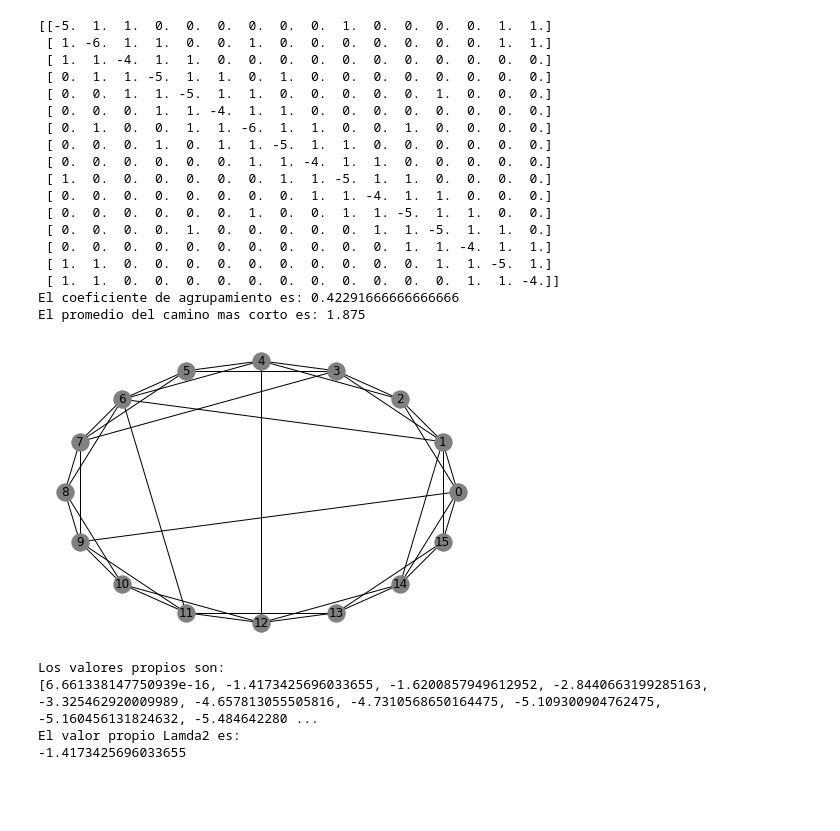
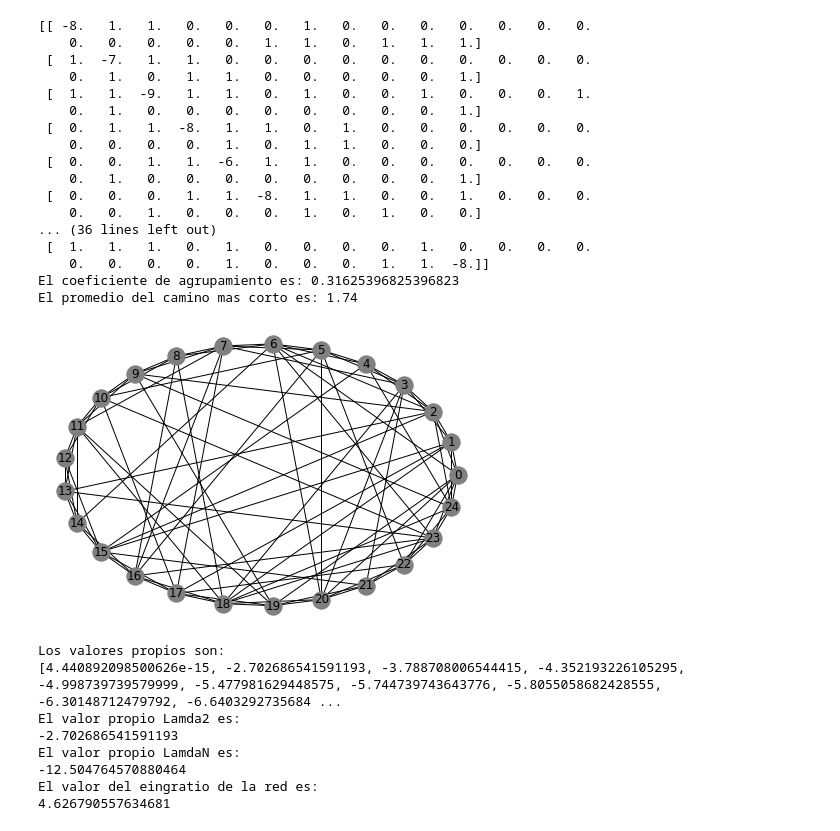
Before and after one commit to ErnestoCisnero/Probando-NetworkX-Tesis-Maestria, a Jupyter notebook: newman-watts-strogatz.ipynb, the cells around one changed output. Saved outputs shown, nothing was run; the diff lists cells and outputs as text; code cells hidden in the pictures; blank space fills up the shorter version.

Commit message:
con eingratio

```diff
--- a/newman-watts-strogatz.ipynb
+++ b/newman-watts-strogatz.ipynb
@@ -21,49 +22,61 @@ def matriz_acoplaminento(G):
                 #ma[nodo,i] = -1
     return ma
 # %%
-n, k = 16, 2
-p = 0.2
+n, k = 25, 2
+p = 0.9
 G = nx.newman_watts_strogatz_graph(n,2*k,p)
 clustering = nx.algorithms.average_clustering(G)
 shorestPath = nx.average_shortest_path_length(G)
 ma = matriz_acoplaminento(G)
+#ma = -nx.laplacian_matrix(G).toarray()
 scipy.io.savemat('c:/Users/Administrador/Documents/1MyStuffs/Master_FIME/TESIS/codigos/osciladores-Matlab/MatAcop.mat', mdict={'arr': ma})
 print(ma)
 print("El coeficiente de agrupamiento es:",clustering)
 print("El promedio del camino mas corto es:",shorestPath)
 
 nx.draw_circular(G,**opts)
 plt.show()
+
+
+#Calculo de los valores propios de la matriz de acoplamiento
+vp = np.linalg.eigvals(ma)
+vp = sorted(vp,reverse=True)
+print("Los valores propios son:")
+print(vp)
+print("El valor propio Lamda2 es:")
+print(vp[1])
+
+print("El valor propio LamdaN es:")
+print(vp[n-1])
+
+#Calculo del metodo eingratio para sincronizabilidad
+eingratio = vp[n-1]/vp[1]
+print("El valor del eingratio de la red es:")
+print(eingratio)
 # %% [output]
-[[-5.  1.  1.  0.  0.  0.  0.  0.  0.  1.  0.  0.  0.  0.  1.  1.]
- [ 1. -6.  1.  1.  0.  0.  1.  0.  0.  0.  0.  0.  0.  0.  1.  1.]
- [ 1.  1. -4.  1.  1.  0.  0.  0.  0.  0.  0.  0.  0.  0.  0.  0.]
- [ 0.  1.  1. -5.  1.  1.  0.  1.  0.  0.  0.  0.  0.  0.  0.  0.]
- [ 0.  0.  1.  1. -5.  1.  1.  0.  0.  0.  0.  0.  1.  0.  0.  0.]
- [ 0.  0.  0.  1.  1. -4.  1.  1.  0.  0.  0.  0.  0.  0.  0.  0.]
- [ 0.  1.  0.  0.  1.  1. -6.  1.  1.  0.  0.  1.  0.  0.  0.  0.]
- [ 0.  0.  0.  1.  0.  1.  1. -5.  1.  1.  0.  0.  0.  0.  0.  0.]
- [ 0.  0.  0.  0.  0.  0.  1.  1. -4.  1.  1.  0.  0.  0.  0.  0.]
- [ 1.  0.  0.  0.  0.  0.  0.  1.  1. -5.  1.  1.  0.  0.  0.  0.]
- [ 0.  0.  0.  0.  0.  0.  0.  0.  1.  1. -4.  1.  1.  0.  0.  0.]
- [ 0.  0.  0.  0.  0.  0.  1.  0.  0.  1.  1. -5.  1.  1.  0.  0.]
- [ 0.  0.  0.  0.  1.  0.  0.  0.  0.  0.  1.  1. -5.  1.  1.  0.]
- [ 0.  0.  0.  0.  0.  0.  0.  0.  0.  0.  0.  1.  1. -4.  1.  1.]
- [ 1.  1.  0.  0.  0.  0.  0.  0.  0.  0.  0.  0.  1.  1. -5.  1.]
- [ 1.  1.  0.  0.  0.  0.  0.  0.  0.  0.  0.  0.  0.  1.  1. -4.]]
-El coeficiente de agrupamiento es: 0.42291666666666666
-El promedio del camino mas corto es: 1.875
+[[ -8.   1.   1.   0.   0.   0.   1.   0.   0.   0.   0.   0.   0.   0.
+    0.   0.   0.   0.   0.   1.   1.   0.   1.   1.   1.]
+ [  1.  -7.   1.   1.   0.   0.   0.   0.   0.   0.   0.   0.   0.   0.
+    0.   1.   0.   1.   1.   0.   0.   0.   0.   0.   1.]
+ [  1.   1.  -9.   1.   1.   0.   1.   0.   0.   1.   0.   0.   0.   1.
+    0.   1.   0.   0.   0.   0.   0.   0.   0.   0.   1.]
+ [  0.   1.   1.  -8.   1.   1.   0.   1.   0.   0.   0.   0.   0.   0.
+    0.   0.   0.   0.   1.   0.   1.   1.   0.   0.   0.]
+ [  0.   0.   1.   1.  -6.   1.   1.   0.   0.   0.   0.   0.   0.   0.
+    0.   1.   0.   0.   0.   0.   0.   0.   0.   0.   1.]
+ [  0.   0.   0.   1.   1.  -8.   1.   1.   0.   0.   1.   0.   0.   0.
+    0.   0.   1.   0.   0.   0.   1.   0.   1.   0.   0.]
+... (36 lines left out)
+ [  1.   1.   1.   0.   1.   0.   0.   0.   0.   1.   0.   0.   0.   0.
+    0.   0.   0.   0.   1.   0.   0.   0.   1.   1.  -8.]]
+El coeficiente de agrupamiento es: 0.31625396825396823
+El promedio del camino mas corto es: 1.74
-[figure, old version]
+[figure, new version]
+Los valores propios son:
+[4.440892098500626e-15, -2.702686541591193, -3.788708006544415, -4.352193226105295, -4.998739739579999, -5.477981629448575, -5.744739743643776, -5.8055058682428555, -6.30148712479792, -6.6403292735684 ...
+El valor propio Lamda2 es:
+-2.702686541591193
+El valor propio LamdaN es:
+-12.504764570880464
+El valor del eingratio de la red es:
+4.626790557634681
-# %%
-#Calculo de los valores propios de la matriz de acoplamiento
-vp = np.linalg.eigvals(ma)
-vp = sorted(vp,reverse=True)
-print("Los valores propios son:")
-print(vp)
-print("El valor propio Lamda2 es:")
-print(vp[1])
-# %% [output]
-Los valores propios son:
-[6.661338147750939e-16, -1.4173425696033655, -1.6200857949612952, -2.8440663199285163, -3.325462920009989, -4.657813055505816, -4.7310568650164475, -5.109300904762475, -5.160456131824632, -5.484642280 ...
-El valor propio Lamda2 es:
--1.4173425696033655
```
Also changed, not shown: parts of 1 cell of this notebook, 3 other files.
